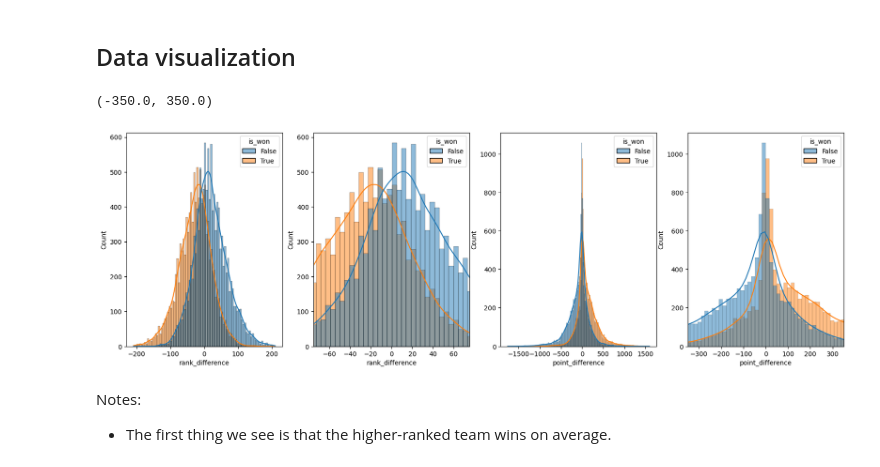
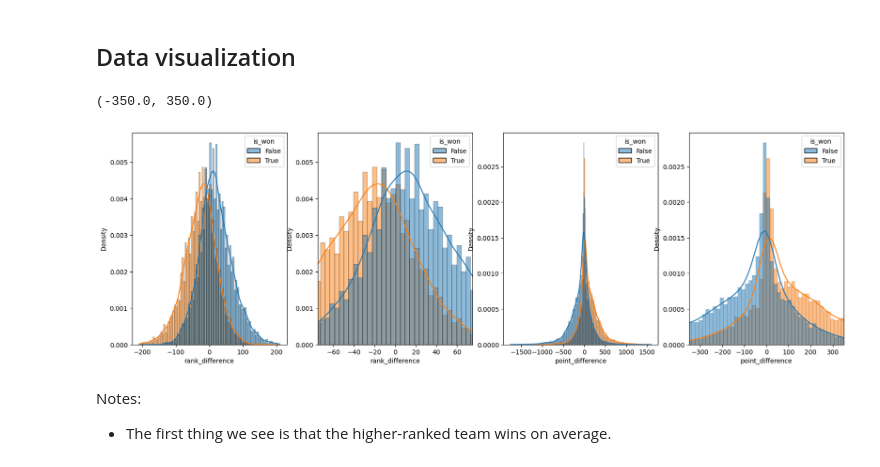
Before and after one commit to LauriKurki/football-insights, a Jupyter notebook: 01_exploration.ipynb, the cells around one changed output. Saved outputs shown, nothing was run; the diff lists cells and outputs as text; code cells hidden in the pictures.

Commit message:
minor data exploration update

```diff
--- a/01_exploration.ipynb
+++ b/01_exploration.ipynb
@@ -14,8 +14,11 @@ First load the rankings and results. From the match data, we drop all matches be
 # %%
-folder = '/l/kaggle/int-football/'
+#folder = '/l/kaggle/int-football/'
+folder = '/Users/kurkil1/data/football/'
 rankings = pd.read_csv(os.path.join(folder, 'fifa_ranking-2024-06-20.csv'))
 
+# Load former names
 former_names = pd.read_csv(os.path.join(folder, 'former_names.csv'))
+
 # Replace former names with current names in the rankings
 rankings = rankings.merge(former_names, how='left', left_on='country_full', right_on='former')
 rankings['country_full'] = rankings['country_full'].fillna(rankings['country_full'])
@@ -30,0 +90,7 @@ matches = matches[matches['date'] >= '1993-01-01']
+# %%
+# Find matches with highest total score
+matches['total_score'] = matches['home_score'] + matches['away_score']
+matches.nlargest(10, 'total_score')[['date', 'home_team', 'away_team', 'home_score', 'away_score']]
+
+# Print the table of the 10 matches with the highest total score in a markdown format
+print(matches.nlargest(10, 'total_score')[['date', 'home_team', 'away_team', 'home_score', 'away_score']].to_markdown(index=False))
@@ -53,24 +141,24 @@ matches['is_won_or_draw'] = matches['score_difference'] >= 0
 # %%
 # Let's see how the rank and point differences are distributed
 plt.figure(figsize=(20, 6))
 ax = plt.subplot(141)
-sns.histplot(data=matches, x='rank_difference', kde=True, hue='is_won', ax=ax)
+sns.histplot(data=matches, x='rank_difference', kde=True, hue='is_won', ax=ax, stat='density')
 
 # Do a close-up of the rank difference near zero
 ax = plt.subplot(142)
-sns.histplot(data=matches, x='rank_difference', kde=True, hue='is_won', ax=ax)
+sns.histplot(data=matches, x='rank_difference', kde=True, hue='is_won', ax=ax, stat='density')
 ax.set_xlim(-75, 75)
 
 ax = plt.subplot(143)
-sns.histplot(data=matches, x='point_difference', kde=True, hue='is_won', ax=ax)
+sns.histplot(data=matches, x='point_difference', kde=True, hue='is_won', ax=ax, stat='density')
 
 # Do a close-up of the point difference near zero
 ax = plt.subplot(144)
-sns.histplot(data=matches, x='point_difference', kde=True, hue='is_won', ax=ax)
+sns.histplot(data=matches, x='point_difference', kde=True, hue='is_won', ax=ax, stat='density')
 ax.set_xlim(-350, 350)
 # %% [output]
 (-350.0, 350.0)
-[figure, old version]
+[figure, new version]
 # %% [markdown]
 Notes:
  - The first thing we see is that the higher-ranked team wins on average.
```
Also changed, not shown: parts of 11 cells of this notebook.
